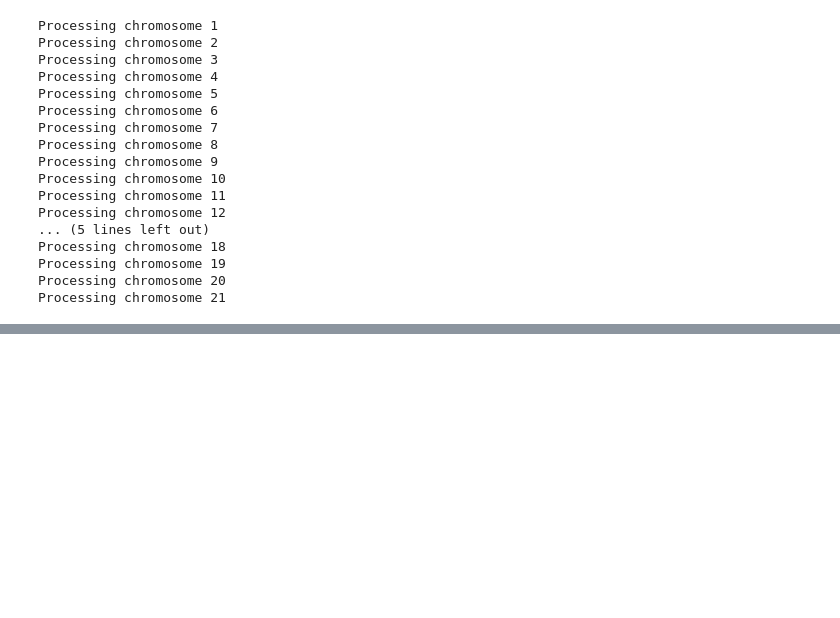
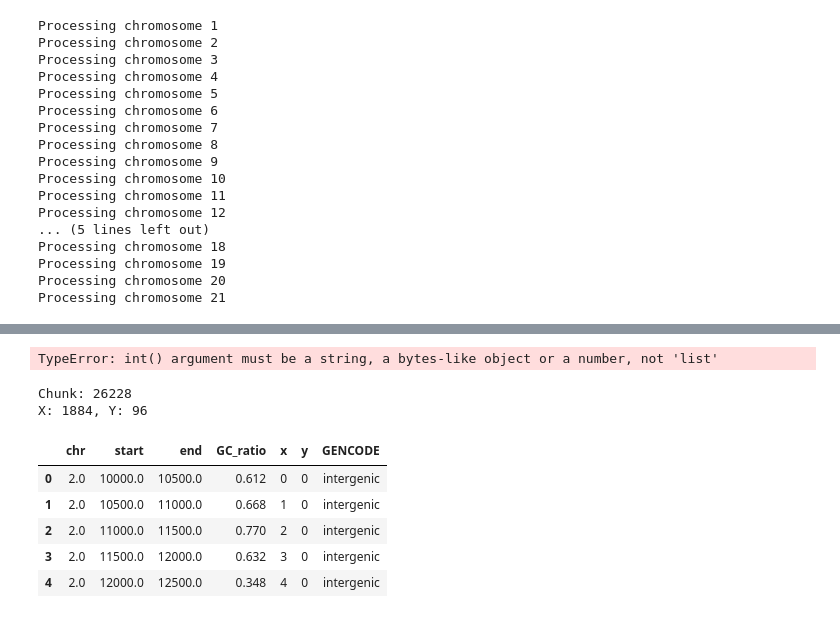
Before and after one commit to DSuveges/GenomePlotter, a Jupyter notebook: Genome_Plotter_v2.0.ipynb, the cells around one changed output, grey strips where cells are left out. Cells and saved outputs as stored; diff of their text form; code cells hidden in the pictures; blank space fills up the shorter version.

```diff
--- a/Genome_Plotter_v2.0.ipynb
+++ b/Genome_Plotter_v2.0.ipynb
@@ -65,15 +70,15 @@ Files used for the anaysis. Let's check if they are really there:
 workingDir = os.getcwd()
 Chromosome_file_loc = workingDir + "/data/Processed_chr%s.bed.gz"
 GWAS_file_loc = workingDir + "/data/processed_GWAS.bed.gz"
-GENCODE_file_loc = workingDir + "/data/processed_GENCODE.bed.gz"
+GENCODE_file_loc = workingDir + "/data/GENCODE.merged.bed.gz"
 outputDir = workingDir + "/processed_data/dataframe_chr%s.pkl"
 
 if not os.path.isfile(GWAS_file_loc):
-    print "GWAS file is missing. Run `prepare_data.sh` first!"
+    print ("GWAS file is missing. Run `prepare_data.sh` first!")
 if not os.path.isfile(GENCODE_file_loc):
-    print "GENCODE file is missing. Run `prepare_data.sh` first!"
+    print ("GENCODE file is missing. Run `prepare_data.sh` first!")
 if not os.path.isfile(Chromosome_file_loc % 11):
-    print "Processed chromosome files are missing! Run `prepare_data.sh` first!"
+    print ("Processed chromosome files are missing! Run `prepare_data.sh` first!")
 # %%
 '''
 Functions for generating nice colors and gradients
@@ -482,0 +685,4 @@ Processing chromosome 21
+# %%
+GWAS_df[GWAS_df.chrom == str(chr_name)].start.tolist()
+# %% [output]
+TypeError: int() argument must be a string, a bytes-like object or a number, not 'list'
@@ -482,0 +724,37 @@ Processing chromosome 21
+# %%
+pos = 11802720
+window = 400
+chunk = int(int(pos)/window)
+print("Chunk: %s" % chunk)
+y = int(chunk / row_count) * (pixel)
+x = (chunk - int(chunk / row_count)*row_count)*(pixel)
+print("X: %s, Y: %s" % (x,y))
+# %% [output]
+Chunk: 26228
+X: 1884, Y: 96
+# %%
+def generate_xy(pos, min_pos, chunk_size, width):
+    '''
+    Generating x,y coordinates from genomic position and
+    the provided plot width or chunk size.
+
+    pos - genomic position
+    pixel - the size of the point taken up by one chunk.
+    width - number of chunks in one row
+    chunk_size - the number of basepairs pooled together in one chunk.
+    '''
+    pos = pos - min_pos
+    chunk = int(int(pos)/chunk_size)
+    print("Chunk: %s" % chunk)
+    y = int(chunk / row_count)
+    x = (chunk - int(chunk / row_count)*row_count)
+    print("X: %s, Y: %s" % (x,y))
+
+chr_dataf.head()
+# %% [output]
+|  | chr | start | end | GC_ratio | x | y | GENCODE |
+| 0 | 2.0 | 10000.0 | 10500.0 | 0.612 | 0 | 0 | intergenic |
+| 1 | 2.0 | 10500.0 | 11000.0 | 0.668 | 1 | 0 | intergenic |
+| 2 | 2.0 | 11000.0 | 11500.0 | 0.770 | 2 | 0 | intergenic |
+| 3 | 2.0 | 11500.0 | 12000.0 | 0.632 | 3 | 0 | intergenic |
+| 4 | 2.0 | 12000.0 | 12500.0 | 0.348 | 4 | 0 | intergenic |
```
Also changed, not shown: parts of 26 cells of this notebook, 9 other files.
